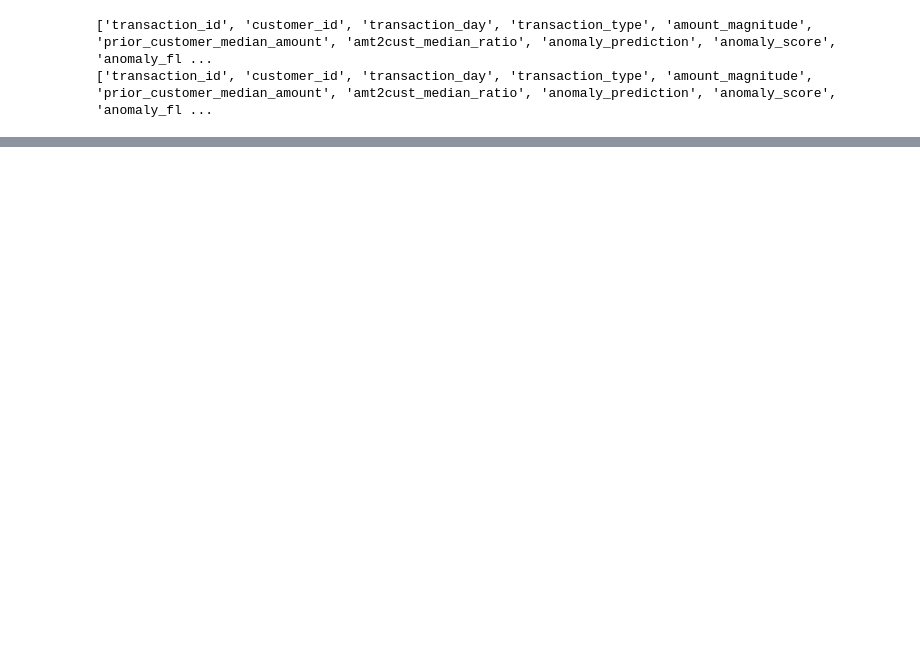
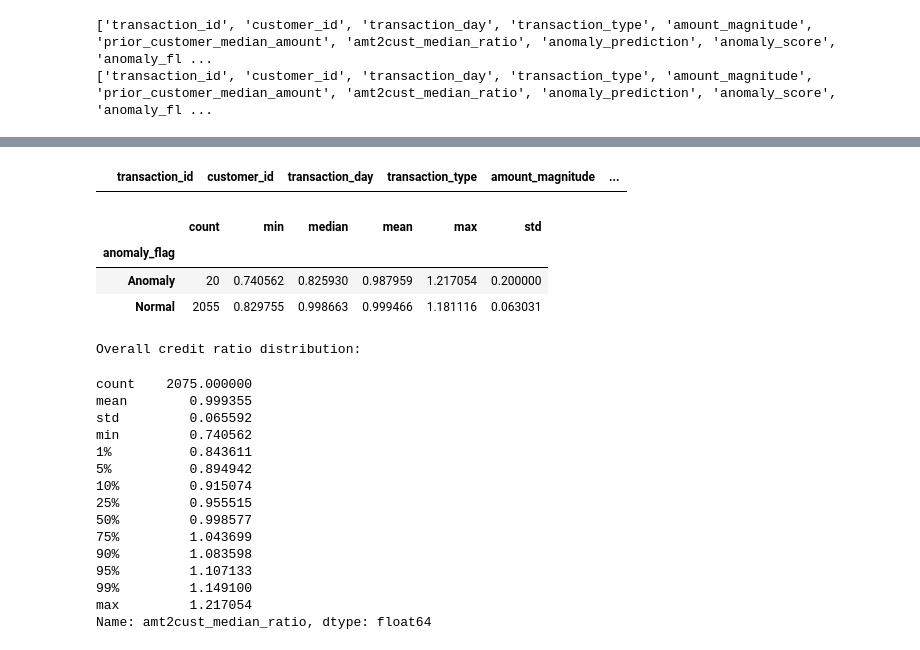
Before and after one commit to ReinSoup/Financial-Transaction-Intelligence, a Jupyter notebook: notebooks/transaction_anomaly.ipynb, the cells around one changed output, grey strips where cells are left out. Drawn from its saved outputs; the diff is of its cells as text; code cells hidden in the pictures; blank space fills up the shorter version.

```diff
--- a/notebooks/transaction_anomaly.ipynb
+++ b/notebooks/transaction_anomaly.ipynb
@@ -1069,3 +1069,22 @@ print(customer_debit_data.columns.tolist())
 # %% [output]
 ['transaction_id', 'customer_id', 'transaction_day', 'transaction_type', 'amount_magnitude', 'prior_customer_median_amount', 'amt2cust_median_ratio', 'anomaly_prediction', 'anomaly_score', 'anomaly_fl ...
 ['transaction_id', 'customer_id', 'transaction_day', 'transaction_type', 'amount_magnitude', 'prior_customer_median_amount', 'amt2cust_median_ratio', 'anomaly_prediction', 'anomaly_score', 'anomaly_fl ...
+# %%
+# Credit transactions
+
+customer_credit_data["ratio_anomaly_flag"] = "Normal"
+
+customer_credit_data.loc[
+    customer_credit_data["amt2cust_median_ratio"] >= 3,
+    "ratio_anomaly_flag"
+] = "Anomaly"
+
+
+# Debit transactions
+
+customer_debit_data["ratio_anomaly_flag"] = "Normal"
+
+customer_debit_data.loc[
+    customer_debit_data["amt2cust_median_ratio"] >= 3,
+    "ratio_anomaly_flag"
+] = "Anomaly"
@@ -1071,0 +1108,9 @@ print(customer_debit_data.columns.tolist())
+# %%
+customer_credit_data[
+    customer_credit_data["ratio_anomaly_flag"] == "Anomaly"
+].sort_values(
+    "amt2cust_median_ratio",
+    ascending=False
+)
+# %% [output]
+|  | transaction_id | customer_id | transaction_day | transaction_type | amount_magnitude | ... |
@@ -1071,0 +1120,37 @@ print(customer_debit_data.columns.tolist())
+# %%
+credit_ratio_assessment = customer_credit_data.groupby(
+    "anomaly_flag"
+)["amt2cust_median_ratio"].agg(
+    ["count", "min", "median", "mean", "max", "std"]
+)
+
+display(credit_ratio_assessment)
+
+print("\nOverall credit ratio distribution:")
+
+display(
+    customer_credit_data["amt2cust_median_ratio"].describe(
+        percentiles=[0.01, 0.05, 0.10, 0.25, 0.50, 0.75, 0.90, 0.95, 0.99]
+    )
+)
+# %% [output]
+|  | count | min | median | mean | max | std |
+| anomaly_flag |  |  |  |  |  |  |
+| Anomaly | 20 | 0.740562 | 0.825930 | 0.987959 | 1.217054 | 0.200000 |
+| Normal | 2055 | 0.829755 | 0.998663 | 0.999466 | 1.181116 | 0.063031 |
+Overall credit ratio distribution:
+count    2075.000000
+mean        0.999355
+std         0.065592
+min         0.740562
+1%          0.843611
+5%          0.894942
+10%         0.915074
+25%         0.955515
+50%         0.998577
+75%         1.043699
+90%         1.083598
+95%         1.107133
+99%         1.149100
+max         1.217054
+Name: amt2cust_median_ratio, dtype: float64
```
Also changed, not shown: parts of 10 cells of this notebook, 2 other files.
